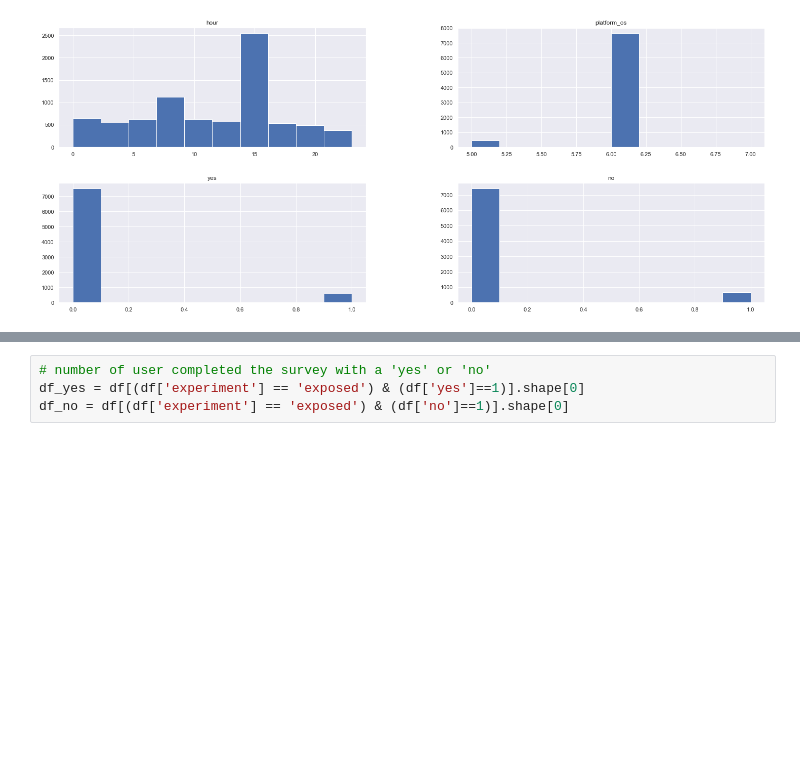
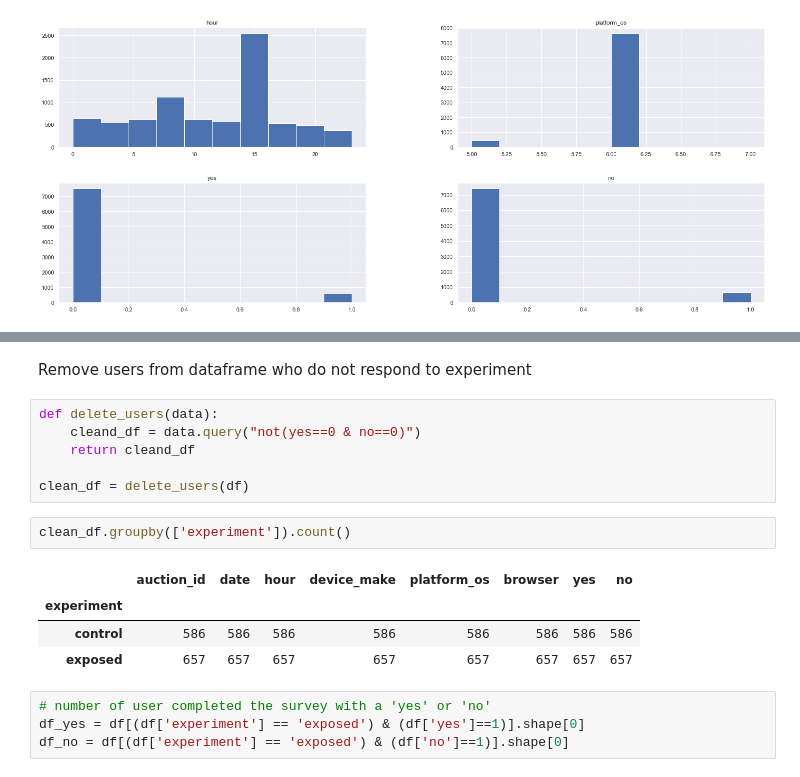
Before and after one commit to yonamg/Ad-campaign-performance, a Jupyter notebook: notebooks/ABtest_Overviews.ipynb, the cells around one changed output, grey strips where cells are left out. Cells and saved outputs as stored; diff of their text form; blank space fills up the shorter version.

```diff
--- a/notebooks/ABtest_Overviews.ipynb
+++ b/notebooks/ABtest_Overviews.ipynb
@@ -118,3 +108,18 @@ clea
+# %% [markdown]
+Remove users from dataframe who do not respond to experiment
+# %%
+def delete_users(data):
+    cleand_df = data.query("not(yes==0 & no==0)")
+    return cleand_df
+
+clean_df = delete_users(df)
+# %%
+clean_df.groupby(['experiment']).count()
+# %% [output]
+|  | auction_id | date | hour | device_make | platform_os | browser | yes | no |
+| experiment |  |  |  |  |  |  |  |  |
+| control | 586 | 586 | 586 | 586 | 586 | 586 | 586 | 586 |
+| exposed | 657 | 657 | 657 | 657 | 657 | 657 | 657 | 657 |
 # %%
 # number of user completed the survey with a 'yes' or 'no'
 df_yes = df[(df['experiment'] == 'exposed') & (df['yes']==1)].shape[0]
```
Also changed, not shown: parts of 27 cells of this notebook, 1 other file.
